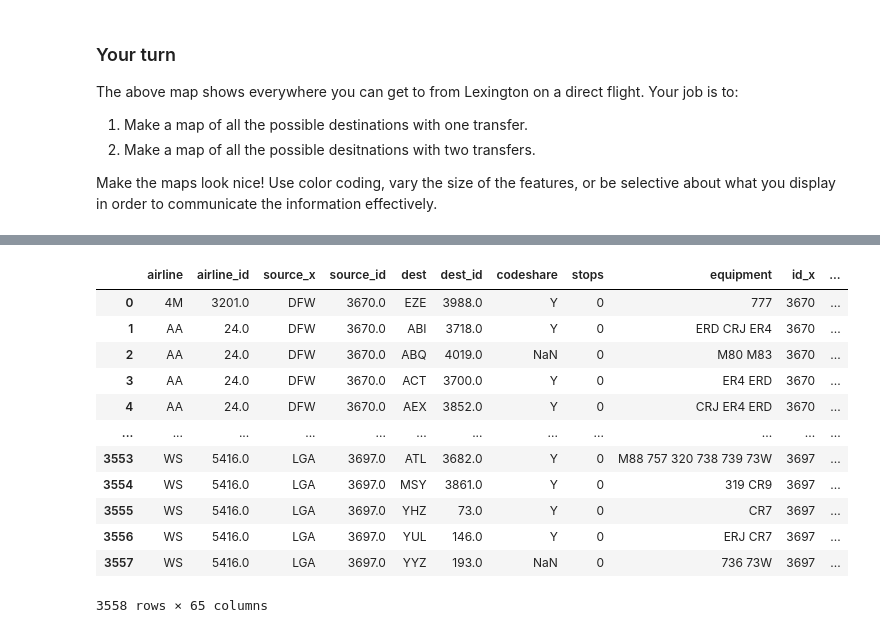
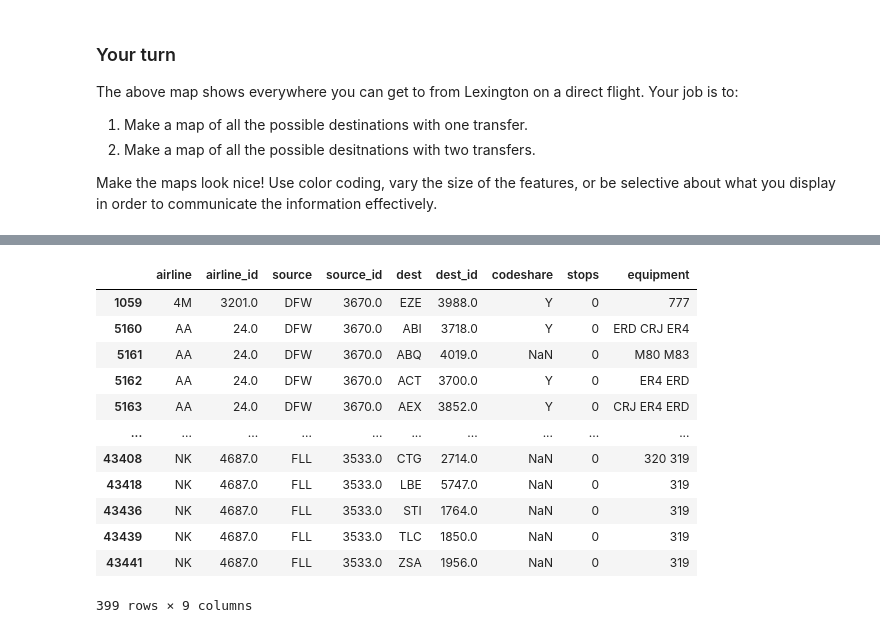
Before and after one commit to Mimarah/ce599, a Jupyter notebook: 08-Mapping/interactive-mapping.ipynb, the cells around one changed output, grey strips where cells are left out. Cells and saved outputs as stored; diff of their text form; code cells hidden in the pictures.

```diff
--- a/08-Mapping/interactive-mapping.ipynb
+++ b/08-Mapping/interactive-mapping.ipynb
@@ -507,17 +507,17 @@ one_transfer
-# %%
-one_transfer = pd.merge(one_transfer, airports, left_on='source_id', right_on='id', how='left')
-one_transfer
-# %% [output]
-|  | airline | airline_id | source_x | source_id | dest | dest_id | codeshare | stops | equipment | id_x | ... |
-| 0 | 4M | 3201.0 | DFW | 3670.0 | EZE | 3988.0 | Y | 0 | 777 | 3670 | ... |
-| 1 | AA | 24.0 | DFW | 3670.0 | ABI | 3718.0 | Y | 0 | ERD CRJ ER4 | 3670 | ... |
-| 2 | AA | 24.0 | DFW | 3670.0 | ABQ | 4019.0 | NaN | 0 | M80 M83 | 3670 | ... |
-| 3 | AA | 24.0 | DFW | 3670.0 | ACT | 3700.0 | Y | 0 | ER4 ERD | 3670 | ... |
-| 4 | AA | 24.0 | DFW | 3670.0 | AEX | 3852.0 | Y | 0 | CRJ ER4 ERD | 3670 | ... |
-| ... | ... | ... | ... | ... | ... | ... | ... | ... | ... | ... | ... |
-| 3553 | WS | 5416.0 | LGA | 3697.0 | ATL | 3682.0 | Y | 0 | M88 757 320 738 739 73W | 3697 | ... |
-| 3554 | WS | 5416.0 | LGA | 3697.0 | MSY | 3861.0 | Y | 0 | 319 CR9 | 3697 | ... |
-| 3555 | WS | 5416.0 | LGA | 3697.0 | YHZ | 73.0 | Y | 0 | CR7 | 3697 | ... |
-| 3556 | WS | 5416.0 | LGA | 3697.0 | YUL | 146.0 | Y | 0 | ERJ CR7 | 3697 | ... |
-| 3557 | WS | 5416.0 | LGA | 3697.0 | YYZ | 193.0 | NaN | 0 | 736 73W | 3697 | ... |
-3558 rows × 65 columns
+# %%
+one_transfer = one_transfer.drop_duplicates(subset = ['dest'])
+one_transfer
+# %% [output]
+|  | airline | airline_id | source | source_id | dest | dest_id | codeshare | stops | equipment |
+| 1059 | 4M | 3201.0 | DFW | 3670.0 | EZE | 3988.0 | Y | 0 | 777 |
+| 5160 | AA | 24.0 | DFW | 3670.0 | ABI | 3718.0 | Y | 0 | ERD CRJ ER4 |
+| 5161 | AA | 24.0 | DFW | 3670.0 | ABQ | 4019.0 | NaN | 0 | M80 M83 |
+| 5162 | AA | 24.0 | DFW | 3670.0 | ACT | 3700.0 | Y | 0 | ER4 ERD |
+| 5163 | AA | 24.0 | DFW | 3670.0 | AEX | 3852.0 | Y | 0 | CRJ ER4 ERD |
+| ... | ... | ... | ... | ... | ... | ... | ... | ... | ... |
+| 43408 | NK | 4687.0 | FLL | 3533.0 | CTG | 2714.0 | NaN | 0 | 320 319 |
+| 43418 | NK | 4687.0 | FLL | 3533.0 | LBE | 5747.0 | NaN | 0 | 319 |
+| 43436 | NK | 4687.0 | FLL | 3533.0 | STI | 1764.0 | NaN | 0 | 319 |
+| 43439 | NK | 4687.0 | FLL | 3533.0 | TLC | 1850.0 | NaN | 0 | 319 |
+| 43441 | NK | 4687.0 | FLL | 3533.0 | ZSA | 1956.0 | NaN | 0 | 319 |
+399 rows × 9 columns
```
Also changed, not shown: parts of 8 cells of this notebook, 5 other files.
